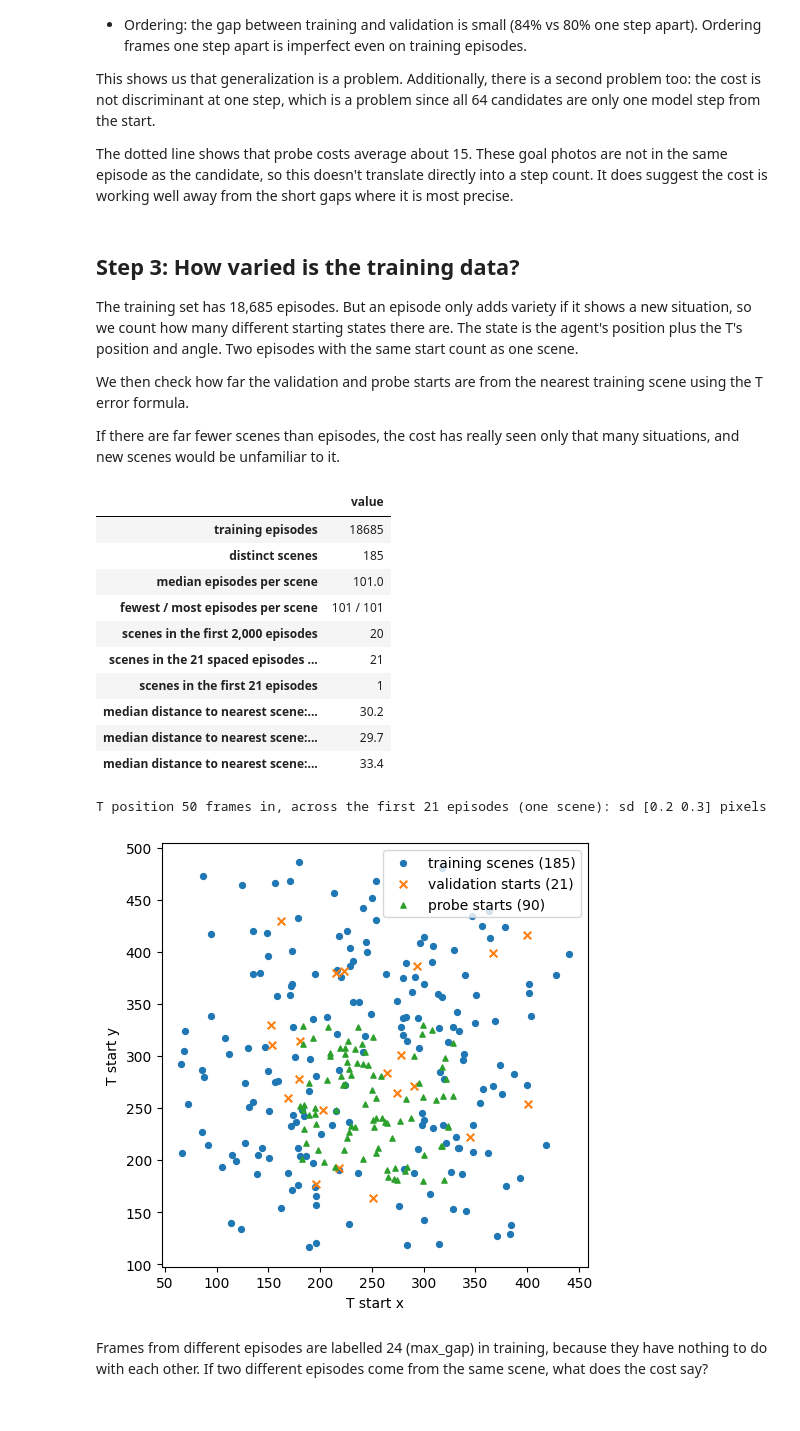
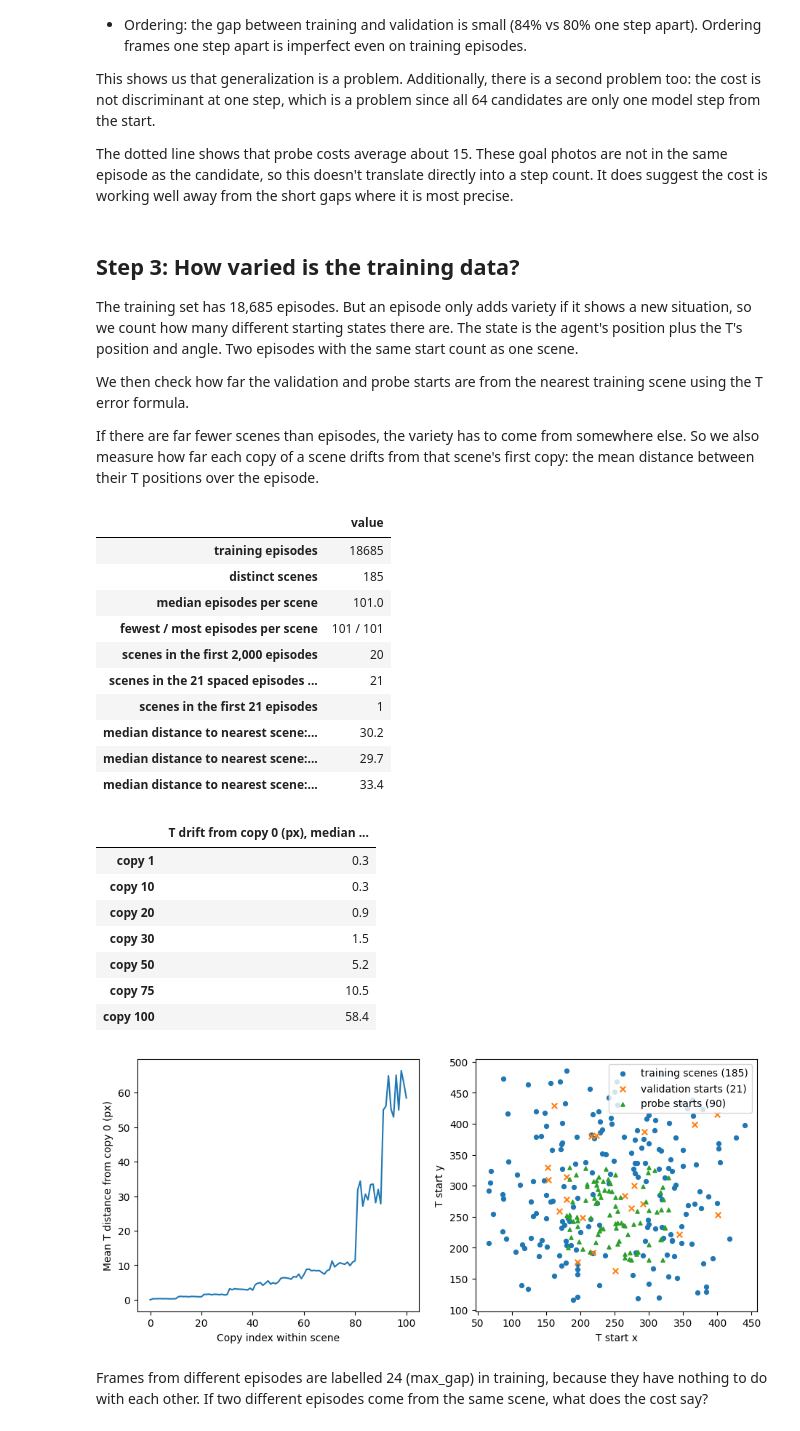
Before and after one commit to AmadeoDeLaVega/JEPA-Planning, a Jupyter notebook: code/debug/temporal_cost.ipynb, the cells around one changed output. Drawn from its saved outputs; the diff is of its cells as text; code cells hidden in the pictures.

```diff
--- a/code/debug/temporal_cost.ipynb
+++ b/code/debug/temporal_cost.ipynb
@@ -381,7 +381,7 @@ The training set has 18,685 episodes. But an episode only adds variety if it sho
 
 We then check how far the validation and probe starts are from the nearest training scene using the T error formula.
 
-If there are far fewer scenes than episodes, the cost has really seen only that many situations, and new scenes would be unfamiliar to it.
+If there are far fewer scenes than episodes, the variety has to come from somewhere else. So we also measure how far each copy of a scene drifts from that scene's first copy: the mean distance between their T positions over the episode.
 # %%
 def start_states(split):
     return torch.load(ROOT / "data/pusht_noise" / split / "states.pth", map_location="cpu")
@@ -405,38 +405,62 @@ display(pd.Series({
     "median episodes per scene": np.median(episodes_per_scene),
     "fewest / most episodes per scene": f"{episodes_per_scene.min()} / {episodes_per_scene.max()}",
     "scenes in the first 2,000 episodes": len(np.unique(scene_of[:2000])),
     "scenes in the 21 spaced episodes (step 2)": len(np.unique(scene_of[spaced])),
     "scenes in the first 21 episodes": len(np.unique(scene_of[:21])),
     "median distance to nearest scene: another training scene": np.median([nearest_scene_distance(scenes[i : i + 1], others[i])[0] for i in range(len(scenes))]).round(1),
     "median distance to nearest scene: validation start": np.median(nearest_scene_distance(val_starts, scenes)).round(1),
     "median distance to nearest scene: probe start": np.median(nearest_scene_distance(probe_starts, scenes)).round(1),
 }).to_frame("value"))
 
-same_scene = train_states[:21, 50, 2:4].numpy()
-print(f"T position 50 frames in, across the first 21 episodes (one scene): sd {same_scene.std(axis=0).round(1)} pixels")
+# Copies of a scene are stored next to each other, 101 at a time.
+copies = int(episodes_per_scene[0])
+blocks = scene_of.ravel().reshape(-1, copies)
+assert (blocks == blocks[:, :1]).all()
 
-figure, axis = plt.subplots(figsize=(5.5, 5.5))
+lengths = np.asarray(list(pickle.load((ROOT / "data/pusht_noise/train/seq_lengths.pkl").open("rb"))))
+drift = np.zeros((len(blocks), copies))
+for block in range(len(blocks)):
+    first = block * copies
+    t_path = train_states[first : first + copies, : lengths[first], 2:4].numpy()
+    drift[block] = np.linalg.norm(t_path - t_path[:1], axis=-1).mean(axis=1)
+drift = np.median(drift, axis=0)  # median over scenes, one value per copy index
+shown = [1, 10, 20, 30, 50, 75, 100]
+display(pd.Series(drift[shown].round(1), index=[f"copy {k}" for k in shown]).to_frame("T drift from copy 0 (px), median over scenes"))
+
+figure, axes = plt.subplots(1, 2, figsize=(11, 4.5))
+axes[0].plot(drift)
+axes[0].set_xlabel("Copy index within scene")
+axes[0].set_ylabel("Mean T distance from copy 0 (px)")
+axis = axes[1]
+
 axis.scatter(*scenes[:, 2:4].T, s=18, label=f"training scenes ({len(scenes)})")
 axis.scatter(*val_starts[:, 2:4].T, s=30, marker="x", label="validation starts (21)")
 axis.scatter(*probe_starts[:, 2:4].T, s=14, marker="^", label=f"probe starts ({len(probe_starts)})")
 axis.set_xlabel("T start x")
 axis.set_ylabel("T start y")
 axis.legend()
 plt.show()
 # %% [output]
 |  | value |
 | training episodes | 18685 |
 | distinct scenes | 185 |
 | median episodes per scene | 101.0 |
 | fewest / most episodes per scene | 101 / 101 |
 | scenes in the first 2,000 episodes | 20 |
 | scenes in the 21 spaced episodes ... | 21 |
 | scenes in the first 21 episodes | 1 |
 | median distance to nearest scene:... | 30.2 |
 | median distance to nearest scene:... | 29.7 |
 | median distance to nearest scene:... | 33.4 |
-T position 50 frames in, across the first 21 episodes (one scene): sd [0.2 0.3] pixels
+|  | T drift from copy 0 (px), median ... |
+| copy 1 | 0.3 |
+| copy 10 | 0.3 |
+| copy 20 | 0.9 |
+| copy 30 | 1.5 |
+| copy 50 | 5.2 |
+| copy 75 | 10.5 |
+| copy 100 | 58.4 |
-[figure, old version]
+[figure, new version]
 # %% [markdown]
 Frames from different episodes are labelled 24 (max_gap) in training, because they have nothing to do with each other. If two different episodes come from the same scene, what does the cost say?
 # %%
```
Also changed, not shown: parts of 3 cells of this notebook, 5 other files.
